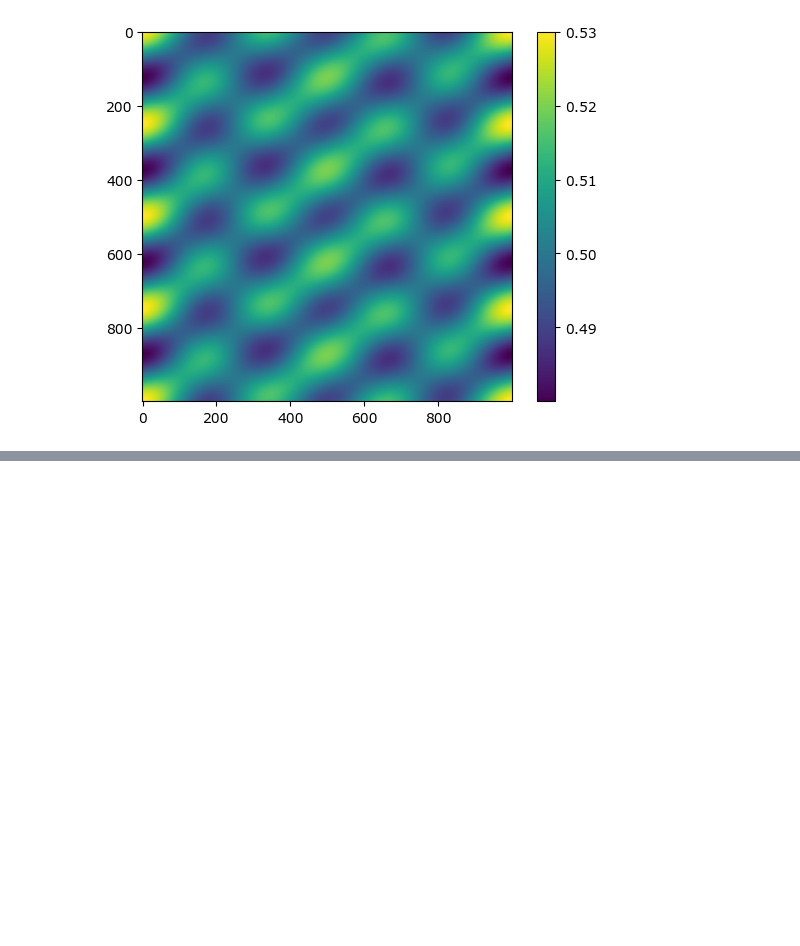
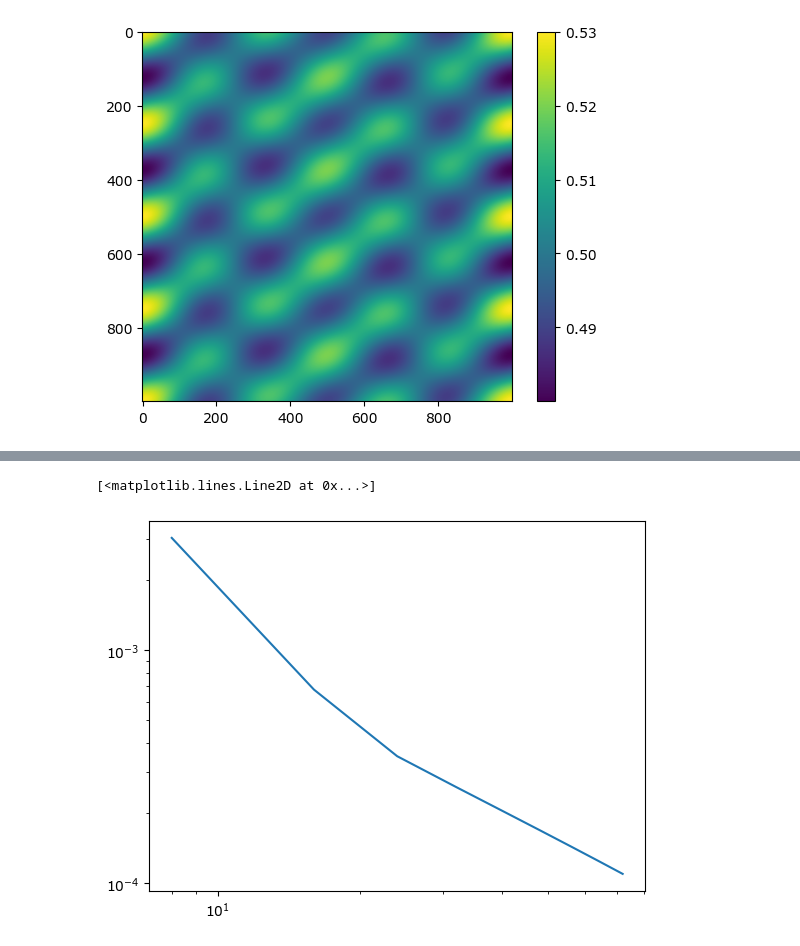
Before and after one commit to wd15/PyCahnHilliard, a Jupyter notebook: cache-coefficients.ipynb, the cells around one changed output, grey strips where cells are left out. Cells and saved outputs as stored; diff of their text form; code cells hidden in the pictures; blank space fills up the shorter version.

```diff
--- a/cache-coefficients.ipynb
+++ b/cache-coefficients.ipynb
@@ -43,10 +42,28 @@ def f_peri(coords):
     )
 
 
-def p2_slow(v_m, nx, mx):
+def f_initial(coords):
+    xx, yy = coords * 200.0 / 2 / np.pi
+    return 0.5 + 0.01 * (
+        np.cos(0.105 * xx) * np.cos(0.11 * yy) + (
+            np.cos(0.13 * xx) * np.cos(0.087 * yy)
+        )**2 + np.cos(0.025 * xx - 0.15 * yy) * np.cos(0.07 * xx - 0.02 * yy)
+    )
+
+def interpolate(v_m, nx, mx):
     sum_ = 0.0
     for i in range(v_m.shape[0]):
         for j in range(v_m.shape[1]):
             sum_ += v_m[i, j] * calc_coeffs(i, j, nx, mx)
 
     return sum_
+
+def calc_norm(x1, x2, dx):
+    return np.sum((x1[1:, 1:] - x2[1:, 1:])**2) * dx**2
+
+def calc_interpolate_norm(mx, func):
+    x_fine, x_coarse, h = calc_mesh(nx, mx)
+    v_m = func(x_coarse)
+    pp = interpolate(v_m, nx, mx)
+    dx = x_fine[0, 0, 1] - x_fine[0, 0, 0]
+    return calc_norm(pp, func(x_fine), dx)
@@ -70,3 +93,7 @@ plt.colorbar()
 # %% [output]
 <matplotlib.colorbar.Colorbar at 0x...>
 [figure]
+# %%
+mxs = np.arange(1, 10) * 8
+
+mse = [calc_interpolate_norm(mx, f_initial) for mx in mxs]
@@ -72,0 +151,5 @@ plt.colorbar()
+# %%
+plt.loglog(mxs, mse)
+# %% [output]
+[<matplotlib.lines.Line2D at 0x...>]
+[figure, added]
```
Also changed, not shown: parts of 11 cells of this notebook, 1 other file.
